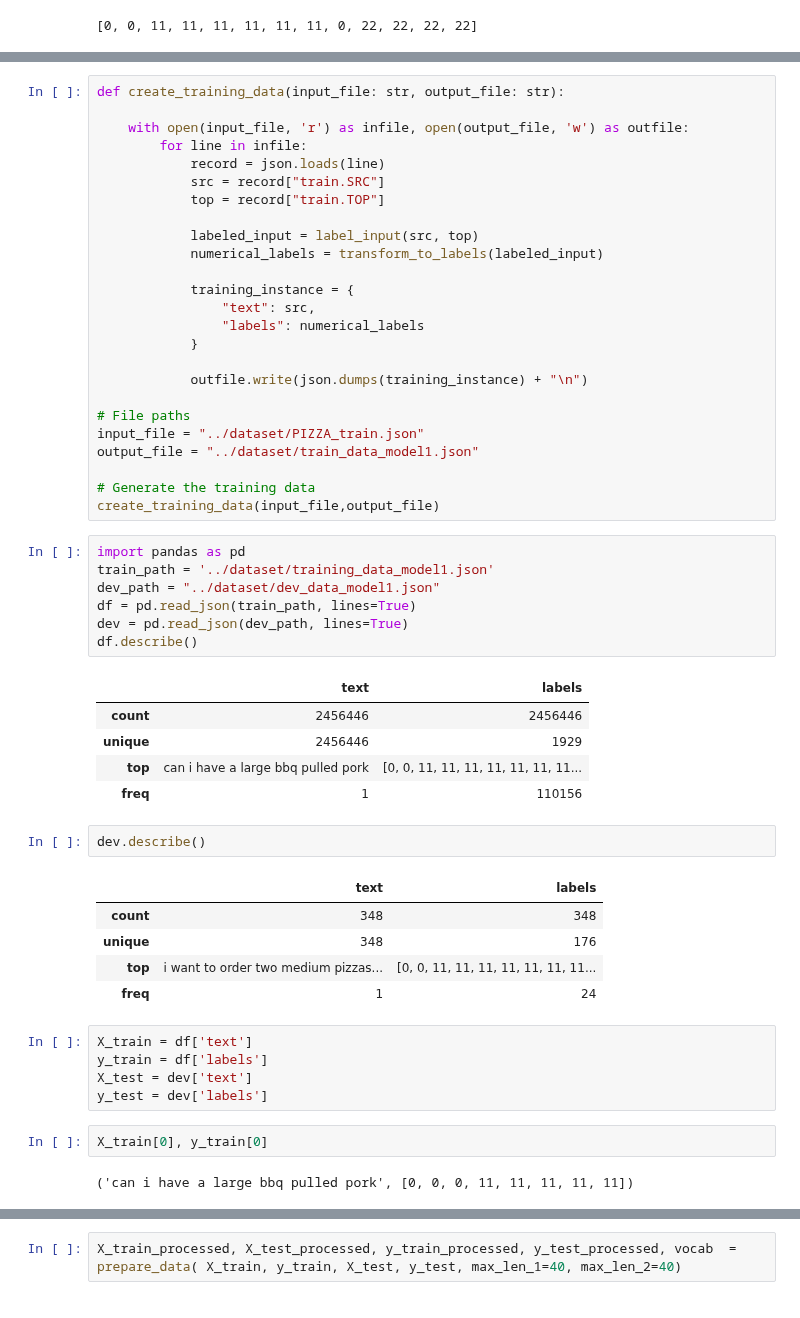
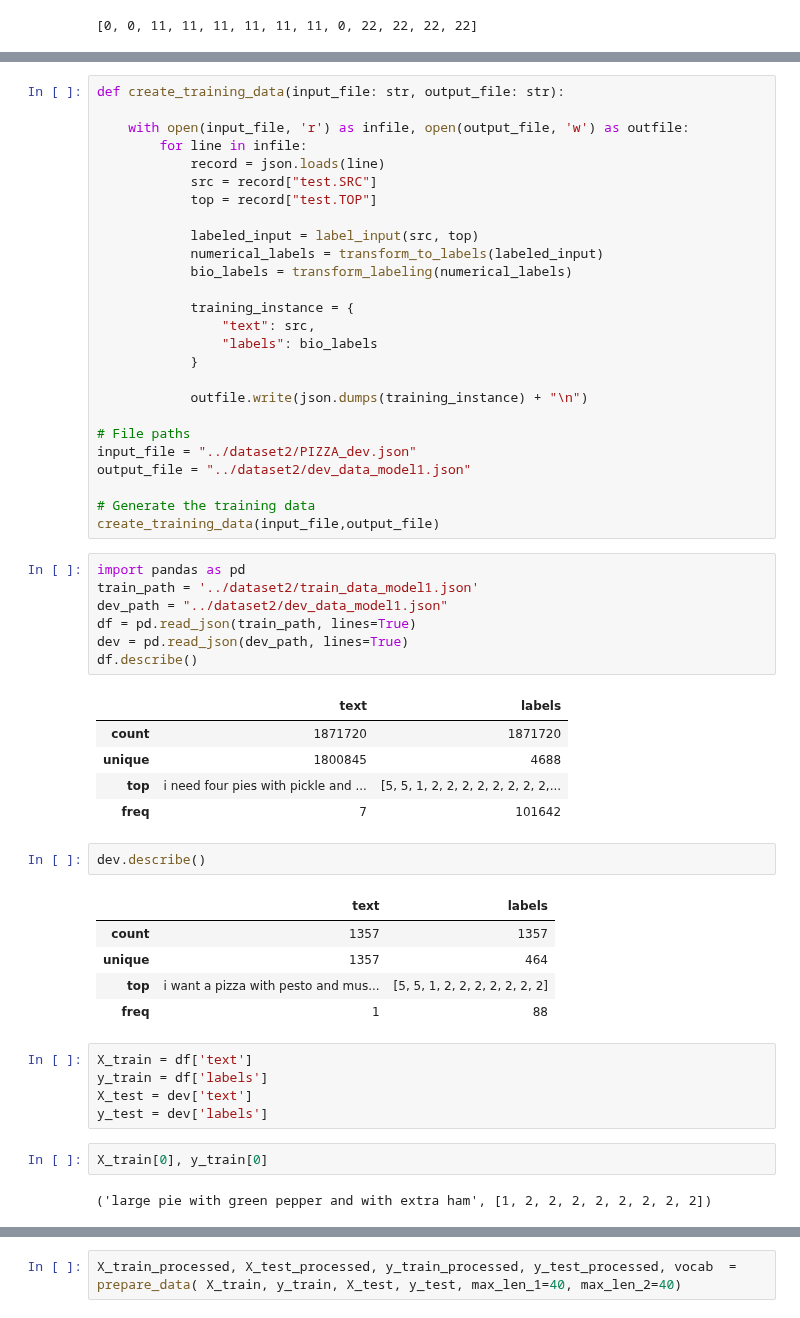
Before and after one commit to IbraheimTarek/NER-Project, a Jupyter notebook: notebooks/Bilstm_model_3.ipynb, the cells around one changed output, grey strips where cells are left out. Drawn from its saved outputs; the diff is of its cells as text.

```diff
--- a/notebooks/Bilstm_model_3.ipynb
+++ b/notebooks/Bilstm_model_3.ipynb
@@ -140,46 +176,47 @@ def create_training_data(input_file: str, output_file: str):
     with open(input_file, 'r') as infile, open(output_file, 'w') as outfile:
         for line in infile:
             record = json.loads(line)
-            src = record["train.SRC"]
-            top = record["train.TOP"]
+            src = record["test.SRC"]
+            top = record["test.TOP"]
 
             labeled_input = label_input(src, top)
             numerical_labels = transform_to_labels(labeled_input)
+            bio_labels = transform_labeling(numerical_labels)
 
             training_instance = {
                 "text": src,
-                "labels": numerical_labels
+                "labels": bio_labels
             }
 
             outfile.write(json.dumps(training_instance) + "\n")
 
 # File paths
-input_file = "../dataset/PIZZA_train.json"
-output_file = "../dataset/train_data_model1.json"
+input_file = "../dataset2/PIZZA_dev.json"
+output_file = "../dataset2/dev_data_model1.json"
 
 # Generate the training data
 create_training_data(input_file,output_file)
 # %%
 import pandas as pd
-train_path = '../dataset/training_data_model1.json'
-dev_path = "../dataset/dev_data_model1.json"
+train_path = '../dataset2/train_data_model1.json'
+dev_path = "../dataset2/dev_data_model1.json"
 df = pd.read_json(train_path, lines=True)
 dev = pd.read_json(dev_path, lines=True)
 df.describe()
 # %% [output]
 |  | text | labels |
-| count | 2456446 | 2456446 |
-| unique | 2456446 | 1929 |
-| top | can i have a large bbq pulled pork | [0, 0, 11, 11, 11, 11, 11, 11, 11... |
-| freq | 1 | 110156 |
+| count | 1871720 | 1871720 |
+| unique | 1800845 | 4688 |
+| top | i need four pies with pickle and ... | [5, 5, 1, 2, 2, 2, 2, 2, 2, 2, 2,... |
+| freq | 7 | 101642 |
 # %%
 dev.describe()
 # %% [output]
 |  | text | labels |
-| count | 348 | 348 |
-| unique | 348 | 176 |
-| top | i want to order two medium pizzas... | [0, 0, 11, 11, 11, 11, 11, 11, 11... |
-| freq | 1 | 24 |
+| count | 1357 | 1357 |
+| unique | 1357 | 464 |
+| top | i want a pizza with pesto and mus... | [5, 5, 1, 2, 2, 2, 2, 2, 2, 2] |
+| freq | 1 | 88 |
 # %%
 X_train = df['text']
 y_train = df['labels']
@@ -188,7 +225,7 @@ y_test = dev['labels']
 # %%
 X_train[0], y_train[0]
 # %% [output]
-('can i have a large bbq pulled pork', [0, 0, 0, 11, 11, 11, 11, 11])
+('large pie with green pepper and with extra ham', [1, 2, 2, 2, 2, 2, 2, 2, 2])
 # %%
 import re
 from tensorflow.keras.preprocessing.sequence import pad_sequences
```
Also changed, not shown: parts of 21 cells of this notebook, 8 other files.
